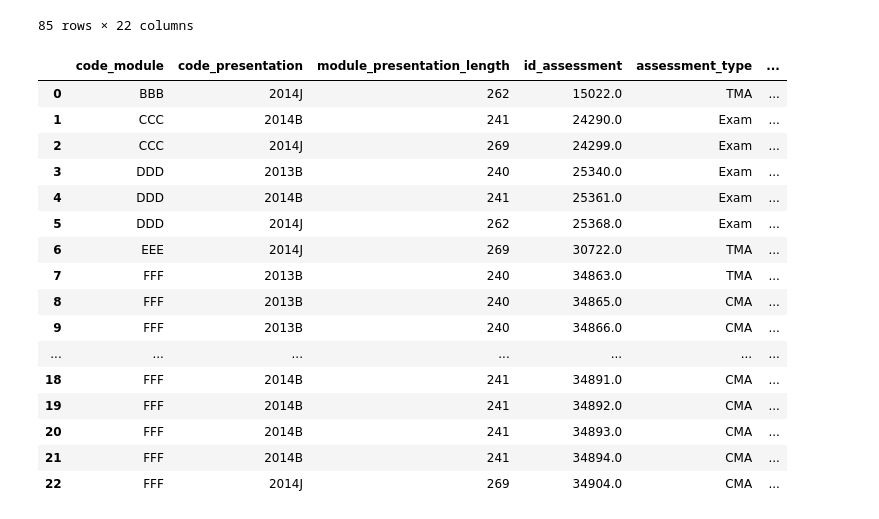
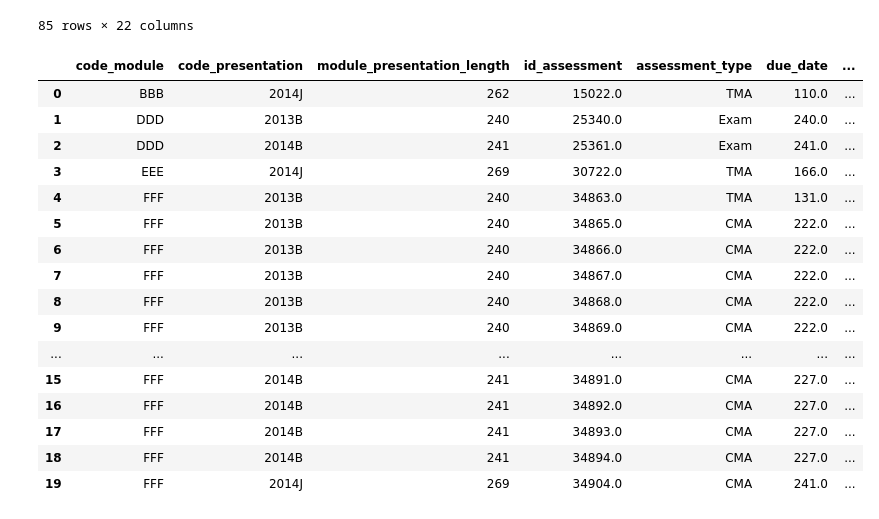
Before and after one commit to Erdos-Projects/fall-2025-risk-factors-in-online-courses, a Jupyter notebook: module_presentation_metadata_comparison.ipynb, the cells around one changed output. Saved outputs shown, nothing was run; the diff lists cells and outputs as text; code cells hidden in the pictures.

```diff
--- a/module_presentation_metadata_comparison.ipynb
+++ b/module_presentation_metadata_comparison.ipynb
@@ -575,31 +575,31 @@ assessments_after_end
 85 rows × 22 columns
 # %%
 summary = assessments_after_end.groupby(
-    [ "code_module", "code_presentation","module_presentation_length","id_assessment", "assessment_type"]
+    [ "code_module", "code_presentation","module_presentation_length","id_assessment", "assessment_type", "due_date"]
 ).agg(
     num_unique_students=("id_student", "nunique"),
     min_date=("date", "min"),
     max_date=("date", "max")
 ).reset_index()
 
 summary
 
 # Several assessments were submitted after the end of the course and explains why there are data in the figures above as far out as 600 days
 # %% [output]
-|  | code_module | code_presentation | module_presentation_length | id_assessment | assessment_type | ... |
-| 0 | BBB | 2014J | 262 | 15022.0 | TMA | ... |
-| 1 | CCC | 2014B | 241 | 24290.0 | Exam | ... |
-| 2 | CCC | 2014J | 269 | 24299.0 | Exam | ... |
-| 3 | DDD | 2013B | 240 | 25340.0 | Exam | ... |
-| 4 | DDD | 2014B | 241 | 25361.0 | Exam | ... |
-| 5 | DDD | 2014J | 262 | 25368.0 | Exam | ... |
-| 6 | EEE | 2014J | 269 | 30722.0 | TMA | ... |
-| 7 | FFF | 2013B | 240 | 34863.0 | TMA | ... |
-| 8 | FFF | 2013B | 240 | 34865.0 | CMA | ... |
-| 9 | FFF | 2013B | 240 | 34866.0 | CMA | ... |
-| ... | ... | ... | ... | ... | ... | ... |
-| 18 | FFF | 2014B | 241 | 34891.0 | CMA | ... |
-| 19 | FFF | 2014B | 241 | 34892.0 | CMA | ... |
-| 20 | FFF | 2014B | 241 | 34893.0 | CMA | ... |
-| 21 | FFF | 2014B | 241 | 34894.0 | CMA | ... |
-| 22 | FFF | 2014J | 269 | 34904.0 | CMA | ... |
+|  | code_module | code_presentation | module_presentation_length | id_assessment | assessment_type | due_date | ... |
+| 0 | BBB | 2014J | 262 | 15022.0 | TMA | 110.0 | ... |
+| 1 | DDD | 2013B | 240 | 25340.0 | Exam | 240.0 | ... |
+| 2 | DDD | 2014B | 241 | 25361.0 | Exam | 241.0 | ... |
+| 3 | EEE | 2014J | 269 | 30722.0 | TMA | 166.0 | ... |
+| 4 | FFF | 2013B | 240 | 34863.0 | TMA | 131.0 | ... |
+| 5 | FFF | 2013B | 240 | 34865.0 | CMA | 222.0 | ... |
+| 6 | FFF | 2013B | 240 | 34866.0 | CMA | 222.0 | ... |
+| 7 | FFF | 2013B | 240 | 34867.0 | CMA | 222.0 | ... |
+| 8 | FFF | 2013B | 240 | 34868.0 | CMA | 222.0 | ... |
+| 9 | FFF | 2013B | 240 | 34869.0 | CMA | 222.0 | ... |
+| ... | ... | ... | ... | ... | ... | ... | ... |
+| 15 | FFF | 2014B | 241 | 34891.0 | CMA | 227.0 | ... |
+| 16 | FFF | 2014B | 241 | 34892.0 | CMA | 227.0 | ... |
+| 17 | FFF | 2014B | 241 | 34893.0 | CMA | 227.0 | ... |
+| 18 | FFF | 2014B | 241 | 34894.0 | CMA | 227.0 | ... |
+| 19 | FFF | 2014J | 269 | 34904.0 | CMA | 241.0 | ... |
```
